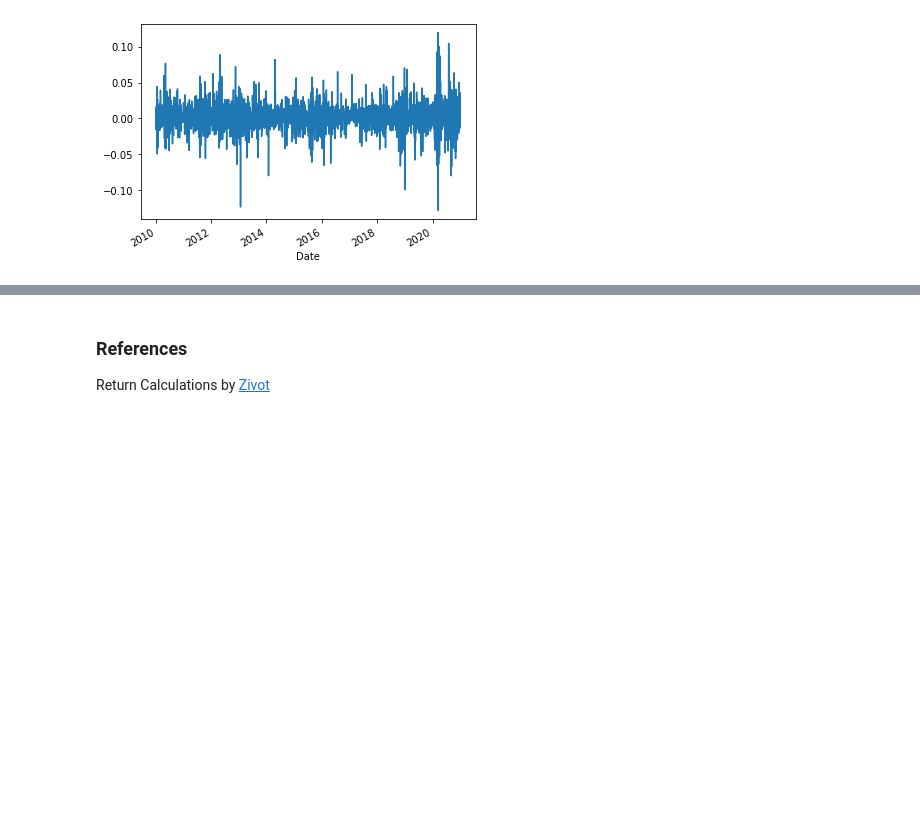
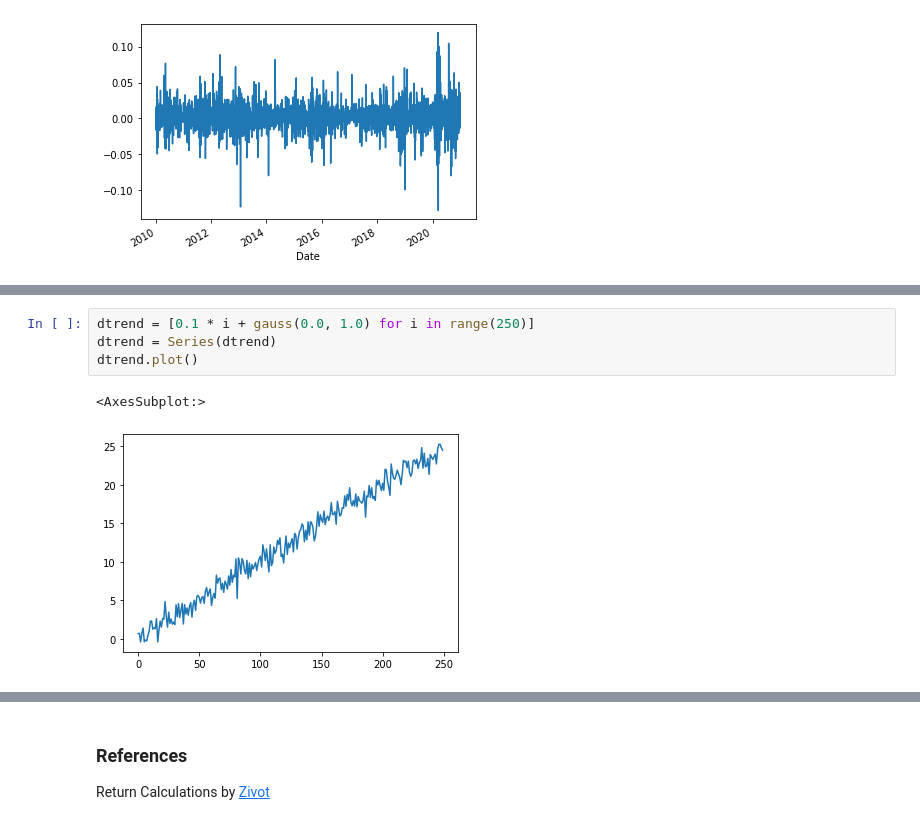
Before and after one commit to oceanumeric/python-finance, a Jupyter notebook: financial_econometrics/financial-time-series.ipynb, the cells around one changed output, grey strips where cells are left out. Saved outputs shown, nothing was run; the diff lists cells and outputs as text; blank space fills up the shorter version.

```diff
--- a/financial_econometrics/financial-time-series.ipynb
+++ b/financial_econometrics/financial-time-series.ipynb
@@ -248,0 +327,7 @@ clean_data['Adj Close'].pct_change().plot()
+# %%
+dtrend = [0.1 * i + gauss(0.0, 1.0) for i in range(250)]
+dtrend = Series(dtrend)
+dtrend.plot()
+# %% [output]
+<AxesSubplot:>
+[figure, added]
```
Also changed, not shown: parts of 24 cells of this notebook, 1 other file.
